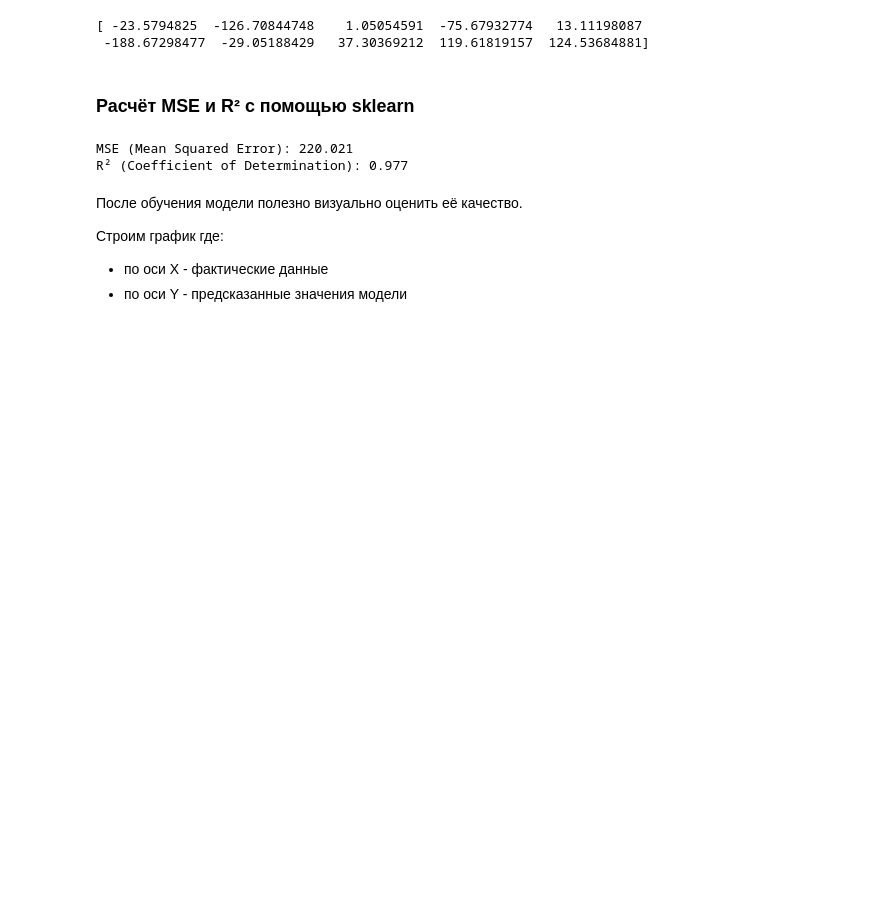
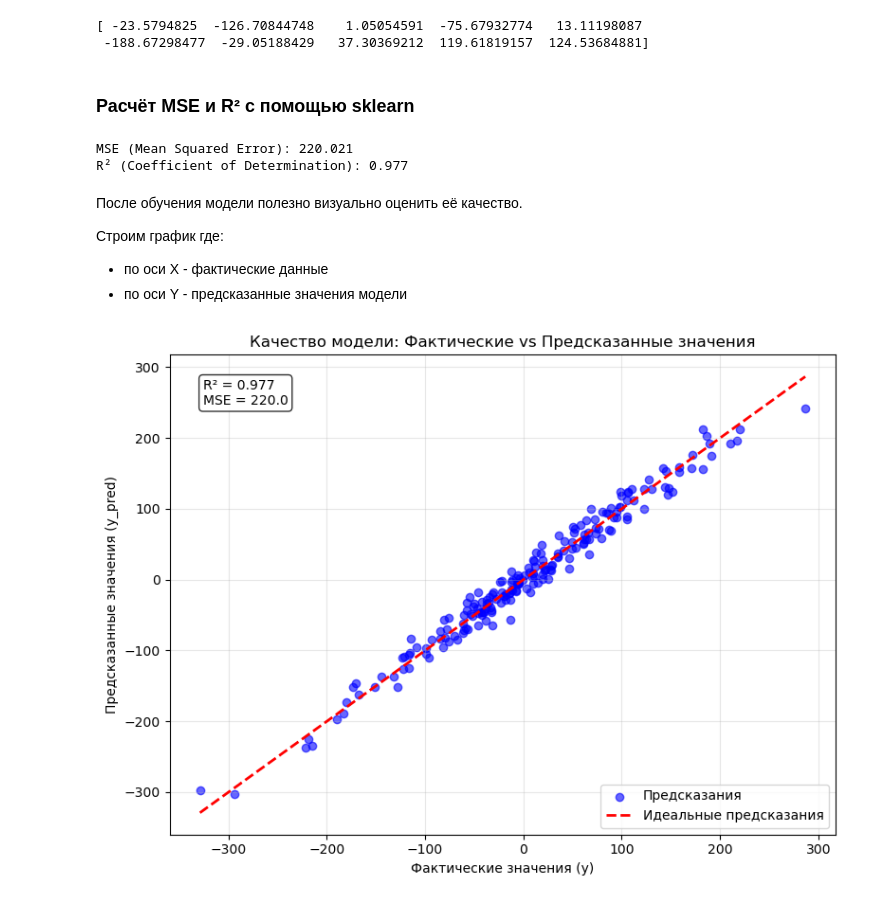
Before and after one commit to Beefeater84/yandex-practicum-data-scientist, a Jupyter notebook: sprint-13/notebooks/LinearRegression.ipynb, the cells around one changed output. Drawn from its saved outputs; the diff is of its cells as text; code cells hidden in the pictures; blank space fills up the shorter version.

```diff
--- a/sprint-13/notebooks/LinearRegression.ipynb
+++ b/sprint-13/notebooks/LinearRegression.ipynb
@@ -113,23 +113,6 @@ print(y_pred[:10])
 from sklearn.datasets import make_regression
 from sklearn.linear_model import LinearRegression
 from sklearn.metrics import mean_squared_error, r2_score
-
-# Генерация данных:
-# 200 примеров (наблюдений)
-# 5 признаков
-# шум с дисперсией 15
-# фиксированное случайное зерно для воспроизводимости
-
-X, y = make_regression(n_samples=200,
-n_features=5,
-noise=15,
-random_state=42)
-
-# Создаём объект модели
-model = LinearRegression()
-
-# Обучаем модель на данных
-model.fit(X, y)
 
 # Получаем предсказания модели
 y_pred = model.predict(X)
@@ -153,3 +136,32 @@ R² (Coefficient of Determination): 0.977
 
 - по оси X - фактические данные
 - по оси Y - предсказанные значения модели
+# %%
+# Построение графика для оценки качества модели
+plt.figure(figsize=(8, 6))
+
+# Добавляем точки: фактические vs предсказанные значения
+plt.scatter(y, y_pred, alpha=0.6, color='blue', label='Предсказания')
+
+# Добавляем идеальную линию (где предсказанное = фактическому)
+min_val = min(min(y), min(y_pred))
+max_val = max(max(y), max(y_pred))
+plt.plot([min_val, max_val], [min_val, max_val], 'r--', lw=2, label='Идеальные предсказания')
+
+# Настройки графика
+plt.xlabel('Фактические значения (y)')
+plt.ylabel('Предсказанные значения (y_pred)')
+plt.title('Качество модели: Фактические vs Предсказанные значения')
+plt.legend()
+plt.grid(True, alpha=0.3)
+
+# Добавляем информацию о метриках на график
+plt.text(0.05, 0.95, f'R² = {r2:.3f}\nMSE = {mse:.1f}',
+         transform=plt.gca().transAxes,
+         verticalalignment='top',
+         bbox=dict(boxstyle='round', facecolor='white', alpha=0.8))
+
+plt.tight_layout()
+plt.show()
+# %% [output]
+[figure, added]
```
Also changed, not shown: parts of 2 cells of this notebook.
